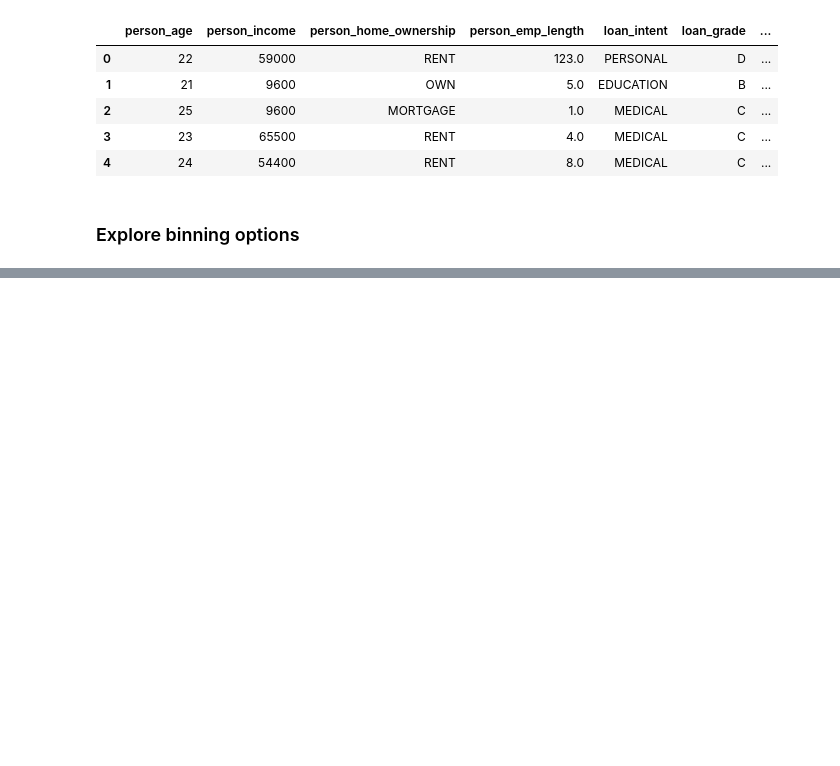
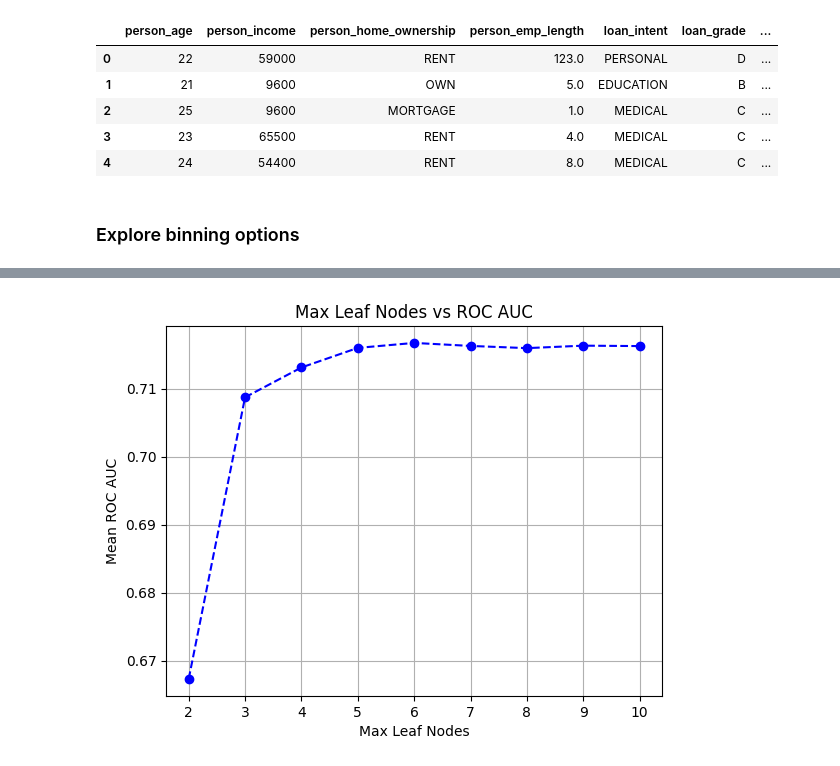
Before and after one commit to Ruben-Boeckx/Loan-approval, a Jupyter notebook: binning.ipynb, the cells around one changed output, grey strips where cells are left out. Drawn from its saved outputs; the diff is of its cells as text; code cells hidden in the pictures; blank space fills up the shorter version.

```diff
--- a/binning.ipynb
+++ b/binning.ipynb
@@ -45,0 +212,14 @@ df.groupby('binned')['loan_int_rate'].agg(['min', 'max', 'mean', 'count'])
+# %%
+import matplotlib.pyplot as plt
+
+# Plot ROC AUC scores vs max_leaf_nodes values
+leaf_nodes, auc_scores = zip(*results)
+
+plt.plot(leaf_nodes, auc_scores, marker='o', linestyle='--', color='b')
+plt.xlabel('Max Leaf Nodes')
+plt.ylabel('Mean ROC AUC')
+plt.title('Max Leaf Nodes vs ROC AUC')
+plt.grid(True)
+plt.show()
+# %% [output]
+[figure, added]
```
Also changed, not shown: parts of 10 cells of this notebook, 1 other file.
